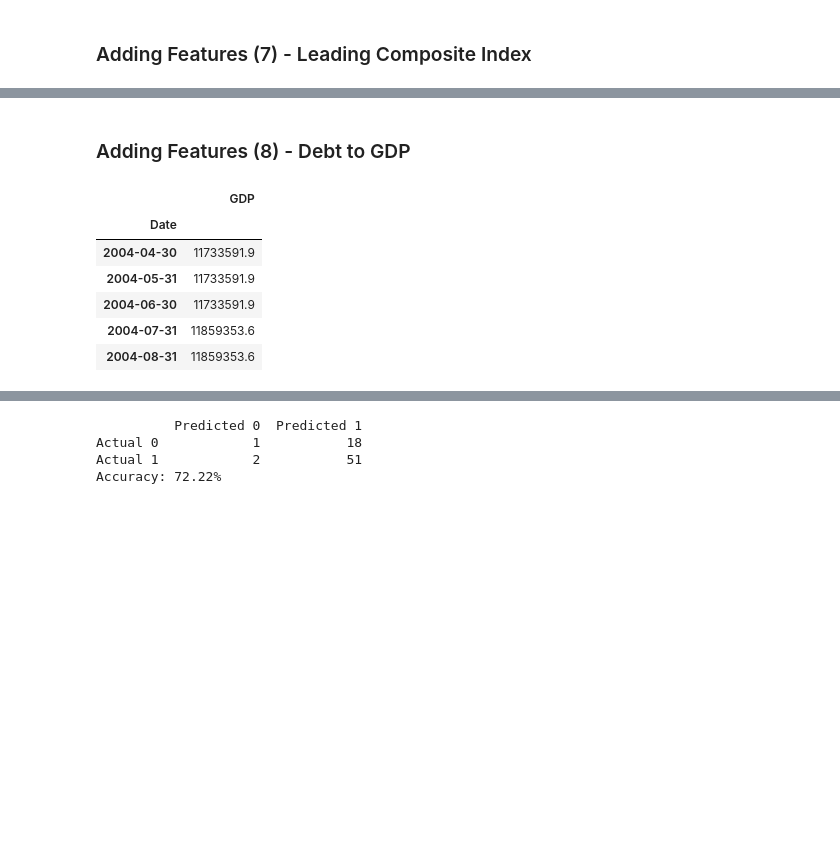
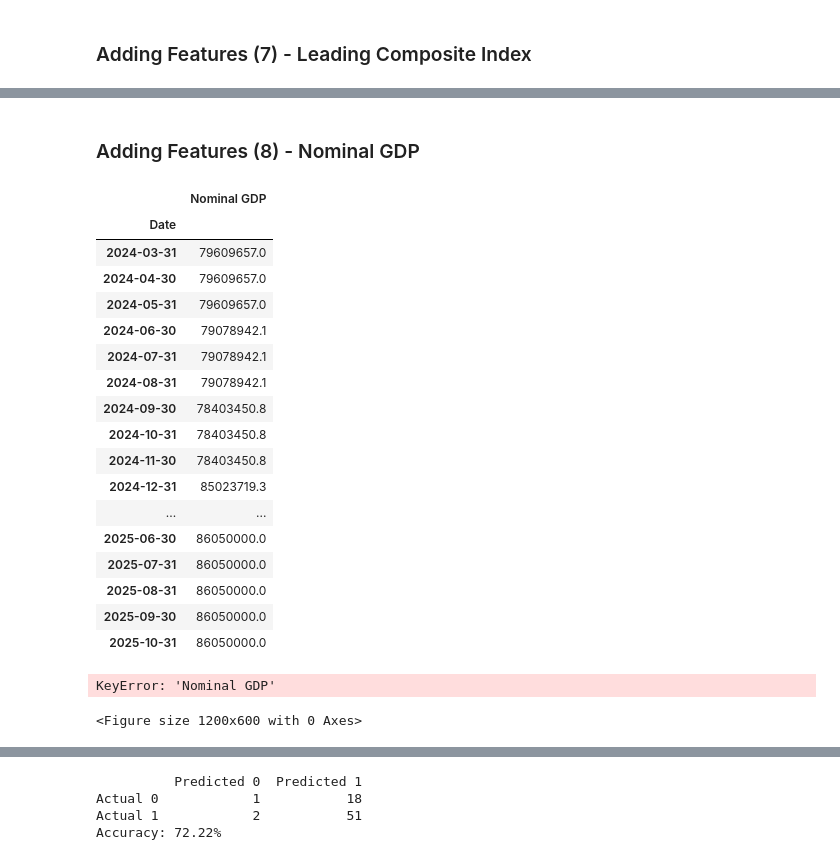
Before and after one commit to rajmehta982/indian_market_regimes, a Jupyter notebook: market_regime_notebook.ipynb, the cells around one changed output, grey strips where cells are left out. Drawn from its saved outputs; the diff is of its cells as text; code cells hidden in the pictures; blank space fills up the shorter version.

```diff
--- a/market_regime_notebook.ipynb
+++ b/market_regime_notebook.ipynb
@@ -126,11 +154,7 @@ features_df_list = []
 # %%
-windows = [1, 3, 6, 9, 12]
-
 market_data['momentum_1_1'] = market_data['^NSEI'] / market_data['^NSEI'].shift(1) - 1
 market_data['momentum_3_1'] = market_data['^NSEI'] / market_data['^NSEI'].shift(3) - 1
 market_data['momentum_6_1'] = market_data['^NSEI'] / market_data['^NSEI'].shift(6) - 1
-market_data['momentum_9_1'] = market_data['^NSEI'] / market_data['^NSEI'].shift(9) - 1
-market_data['momentum_12_1'] = market_data['^NSEI'] / market_data['^NSEI'].shift(12) - 1
 
 
 market_data.head(13)
@@ -162,7 +186,7 @@ cape = pd.read_csv(url)
 cape['Date'] = pd.to_datetime(cape['Date'])
 cape = cape.set_index('Date').resample('ME').last()
 
-features_df_list.append(cape[['BSE Sensex CAPE 5']])
+features_df_list.append(cape[['P/E']])
 display(cape.head())
 # market_data = pd.merge(market_data,cape['BSE Sensex CAPE 5'], left_index=True, right_index=True, how='left')
 # market_data.head()
@@ -176,0 +251,10 @@ display(cape.head())
+# %%
+momentum = pd.read_csv("./data/[ind]_[momentum]_[monthly]_[vw_cap].csv")
+momentum = momentum[['date', 'ret']]
+momentum["date"] = pd.to_datetime(momentum["date"])
+momentum = momentum.set_index("date")
+momentum = momentum.rename(columns={"ret": "momentum"})
+
+features_df_list.append(momentum[['momentum']])
+
+momentum.tail()
@@ -368,21 +512,57 @@ features_df_list.append(leading_composite_index_df)
 # %% [markdown]
-### Adding Features (8) - Debt to GDP
+### Adding Features (8) - Nominal GDP
 # %%
-series_id = 'NGDPRNSAXDCINQ'
-gdp_data = fred.get_series(series_id)
+# series_id = 'NGDPNSAXDCINQ' #Nominal Gross Domestic Product for India
+# gdp_data = fred.get_series(series_id)
 
-# Step 4: Convert to DataFrame for easier handling
-gdp_data_df = pd.DataFrame(gdp_data, columns=['GDP'])
-gdp_data_df.index.name = 'Date'
+# # Step 4: Convert to DataFrame for easier handling
+# gdp_data_df = pd.DataFrame(gdp_data, columns=['GDP'])
+# gdp_data_df.index.name = 'Date'
+# gdp_data_df = gdp_data_df.resample('ME').last().ffill()
+
+# features_df_list.append(gdp_data_df)
+# display(gdp_data_df.tail())
+
+# gdp_data.to_csv('data/india_gdp.csv')
+
+gdp_data_df = pd.read_csv('data/india_gdp.csv')
+gdp_data_df['Date'] = pd.to_datetime(gdp_data_df['Date'], format="%d-%m-%Y")
+gdp_data_df['Date'] = pd.to_datetime(gdp_data_df['Date']) - pd.Timedelta(days=1)
+gdp_data_df = gdp_data_df.set_index('Date')
 gdp_data_df = gdp_data_df.resample('ME').last().ffill()
 
-features_df_list.append(gdp_data_df)
-display(gdp_data_df.head())
+features_df_list.append(gdp_data_df[['Nominal GDP']])
+display(gdp_data_df.tail(20))
 # %% [output]
-|  | GDP |
+|  | Nominal GDP |
 | Date |  |
-| 2004-04-30 | 11733591.9 |
-| 2004-05-31 | 11733591.9 |
-| 2004-06-30 | 11733591.9 |
-| 2004-07-31 | 11859353.6 |
-| 2004-08-31 | 11859353.6 |
+| 2024-03-31 | 79609657.0 |
+| 2024-04-30 | 79609657.0 |
+| 2024-05-31 | 79609657.0 |
+| 2024-06-30 | 79078942.1 |
+| 2024-07-31 | 79078942.1 |
+| 2024-08-31 | 79078942.1 |
+| 2024-09-30 | 78403450.8 |
+| 2024-10-31 | 78403450.8 |
+| 2024-11-30 | 78403450.8 |
+| 2024-12-31 | 85023719.3 |
+| ... | ... |
+| 2025-06-30 | 86050000.0 |
+| 2025-07-31 | 86050000.0 |
+| 2025-08-31 | 86050000.0 |
+| 2025-09-30 | 86050000.0 |
+| 2025-10-31 | 86050000.0 |
+# %%
+# Plot GDP over time
+plt.figure(figsize=(12,6))
+plt.plot(market_data.index, market_data['Nominal GDP'], label='GDP', color='red')
+plt.xlabel('Date')
+plt.ylabel('GDP (INR)')
+plt.title('Monthly GDP Over Time')
+plt.legend()
+plt.grid(True)
+plt.tight_layout()
+plt.show()
+# %% [output]
+KeyError: 'Nominal GDP'
+<Figure size 1200x600 with 0 Axes>
```
Also changed, not shown: parts of 81 cells of this notebook.
